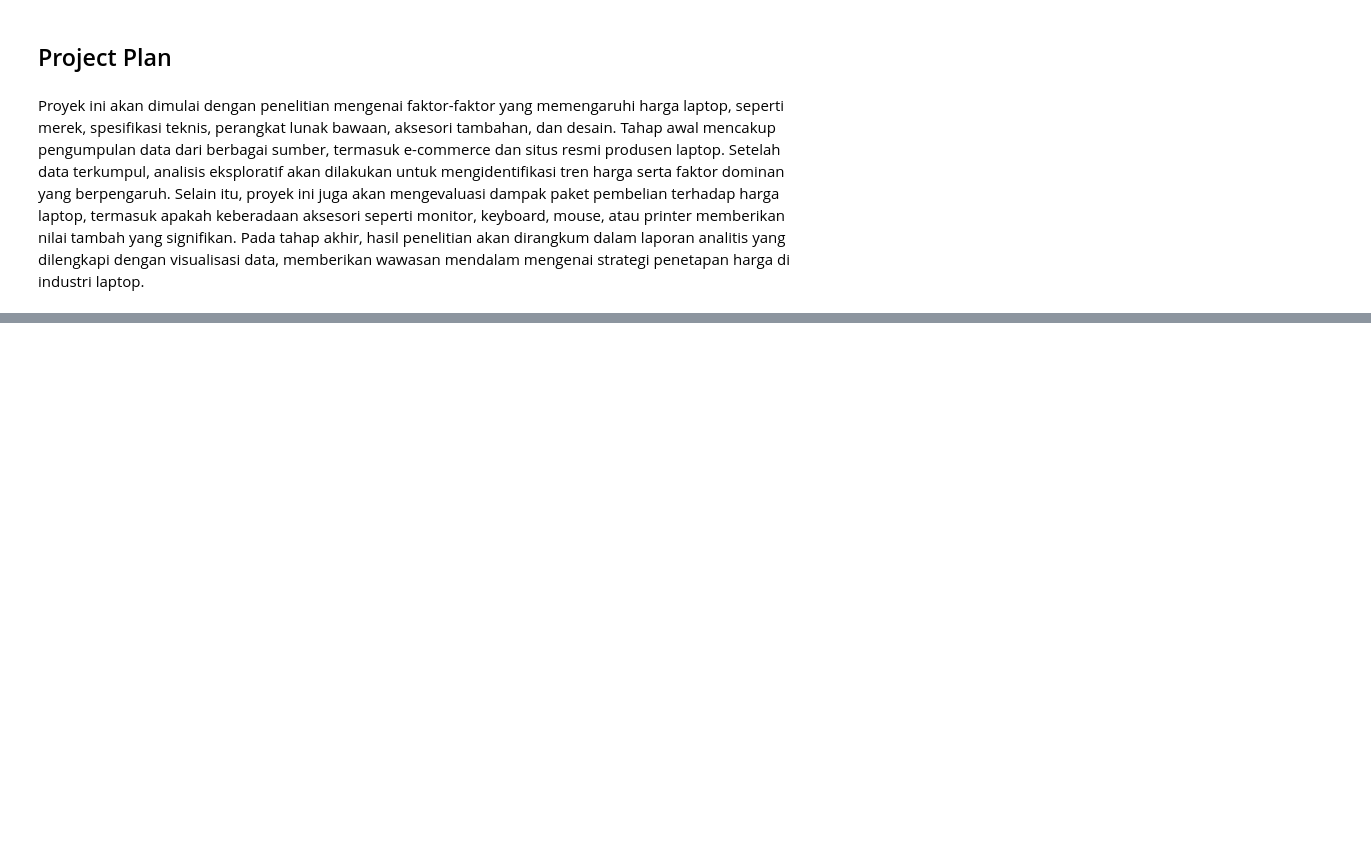
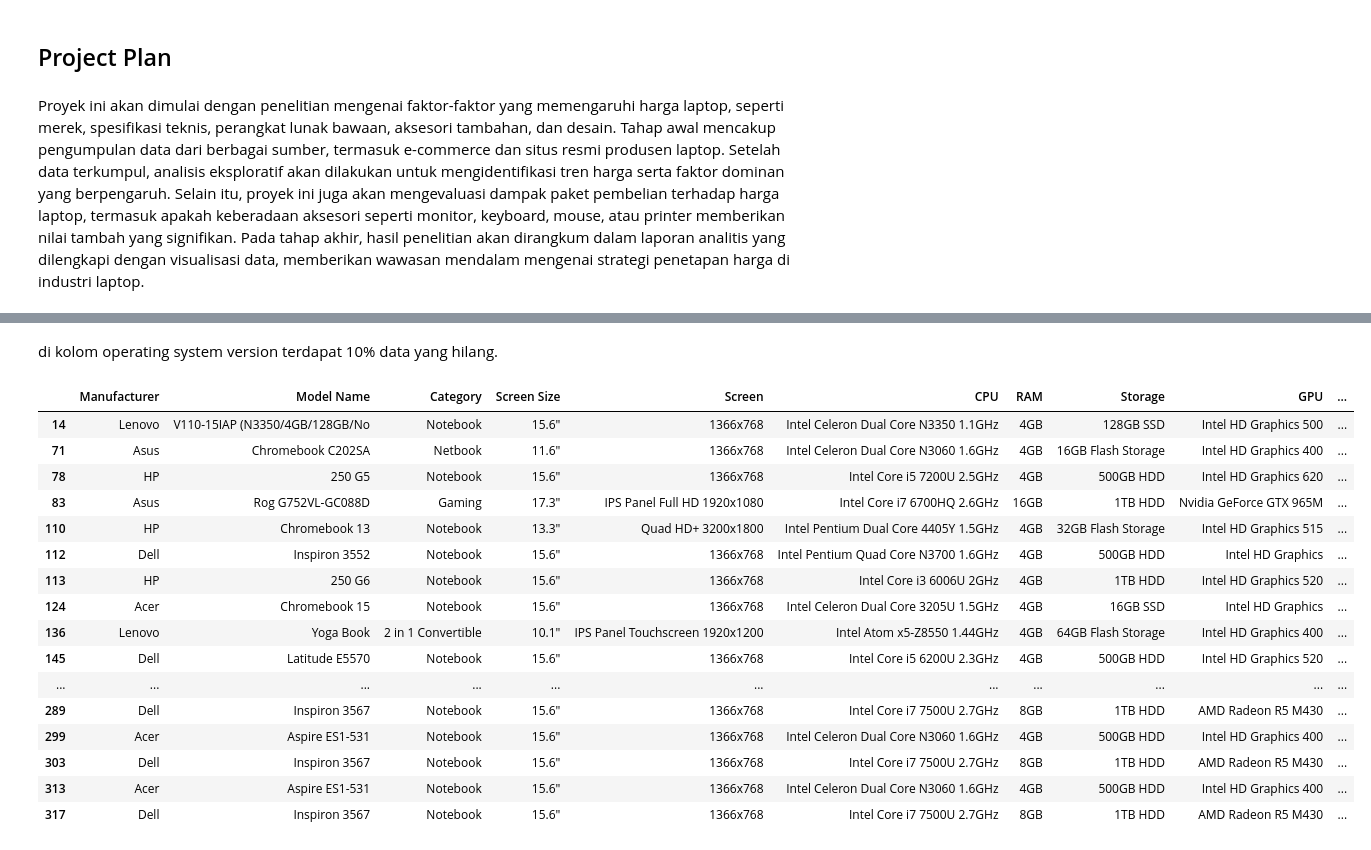
Before and after one commit to ghanimp/AVD-Checkpoint-1, a Jupyter notebook: 042_Ghani_Mandala_Putra_AVD_1.ipynb, the cells around one changed output, grey strips where cells are left out. Cells and saved outputs as stored; diff of their text form; code cells hidden in the pictures; blank space fills up the shorter version.

```diff
--- a/042_Ghani_Mandala_Putra_AVD_1.ipynb
+++ b/042_Ghani_Mandala_Putra_AVD_1.ipynb
@@ -20,0 +32,4 @@ Proyek ini akan dimulai dengan penelitian mengenai faktor-faktor yang memengaruh
+# %%
+df = pd.read_csv("laptops_test.csv")
+
+df
@@ -20,0 +116,22 @@ Proyek ini akan dimulai dengan penelitian mengenai faktor-faktor yang memengaruh
+# %% [markdown]
+di kolom operating system version terdapat 10% data yang hilang.
+# %%
+df[df['Operating System Version'].isnull()]
+# %% [output]
+|  | Manufacturer | Model Name | Category | Screen Size | Screen | CPU | RAM | Storage | GPU | ... |
+| 14 | Lenovo | V110-15IAP (N3350/4GB/128GB/No | Notebook | 15.6" | 1366x768 | Intel Celeron Dual Core N3350 1.1GHz | 4GB | 128GB SSD | Intel HD Graphics 500 | ... |
+| 71 | Asus | Chromebook C202SA | Netbook | 11.6" | 1366x768 | Intel Celeron Dual Core N3060 1.6GHz | 4GB | 16GB Flash Storage | Intel HD Graphics 400 | ... |
+| 78 | HP | 250 G5 | Notebook | 15.6" | 1366x768 | Intel Core i5 7200U 2.5GHz | 4GB | 500GB HDD | Intel HD Graphics 620 | ... |
+| 83 | Asus | Rog G752VL-GC088D | Gaming | 17.3" | IPS Panel Full HD 1920x1080 | Intel Core i7 6700HQ 2.6GHz | 16GB | 1TB HDD | Nvidia GeForce GTX 965M | ... |
+| 110 | HP | Chromebook 13 | Notebook | 13.3" | Quad HD+ 3200x1800 | Intel Pentium Dual Core 4405Y 1.5GHz | 4GB | 32GB Flash Storage | Intel HD Graphics 515 | ... |
+| 112 | Dell | Inspiron 3552 | Notebook | 15.6" | 1366x768 | Intel Pentium Quad Core N3700 1.6GHz | 4GB | 500GB HDD | Intel HD Graphics | ... |
+| 113 | HP | 250 G6 | Notebook | 15.6" | 1366x768 | Intel Core i3 6006U 2GHz | 4GB | 1TB HDD | Intel HD Graphics 520 | ... |
+| 124 | Acer | Chromebook 15 | Notebook | 15.6" | 1366x768 | Intel Celeron Dual Core 3205U 1.5GHz | 4GB | 16GB SSD | Intel HD Graphics | ... |
+| 136 | Lenovo | Yoga Book | 2 in 1 Convertible | 10.1" | IPS Panel Touchscreen 1920x1200 | Intel Atom x5-Z8550 1.44GHz | 4GB | 64GB Flash Storage | Intel HD Graphics 400 | ... |
+| 145 | Dell | Latitude E5570 | Notebook | 15.6" | 1366x768 | Intel Core i5 6200U 2.3GHz | 4GB | 500GB HDD | Intel HD Graphics 520 | ... |
+| ... | ... | ... | ... | ... | ... | ... | ... | ... | ... | ... |
+| 289 | Dell | Inspiron 3567 | Notebook | 15.6" | 1366x768 | Intel Core i7 7500U 2.7GHz | 8GB | 1TB HDD | AMD Radeon R5 M430 | ... |
+| 299 | Acer | Aspire ES1-531 | Notebook | 15.6" | 1366x768 | Intel Celeron Dual Core N3060 1.6GHz | 4GB | 500GB HDD | Intel HD Graphics 400 | ... |
+| 303 | Dell | Inspiron 3567 | Notebook | 15.6" | 1366x768 | Intel Core i7 7500U 2.7GHz | 8GB | 1TB HDD | AMD Radeon R5 M430 | ... |
+| 313 | Acer | Aspire ES1-531 | Notebook | 15.6" | 1366x768 | Intel Celeron Dual Core N3060 1.6GHz | 4GB | 500GB HDD | Intel HD Graphics 400 | ... |
+| 317 | Dell | Inspiron 3567 | Notebook | 15.6" | 1366x768 | Intel Core i7 7500U 2.7GHz | 8GB | 1TB HDD | AMD Radeon R5 M430 | ... |
```
Also changed, not shown: parts of 44 cells of this notebook.
